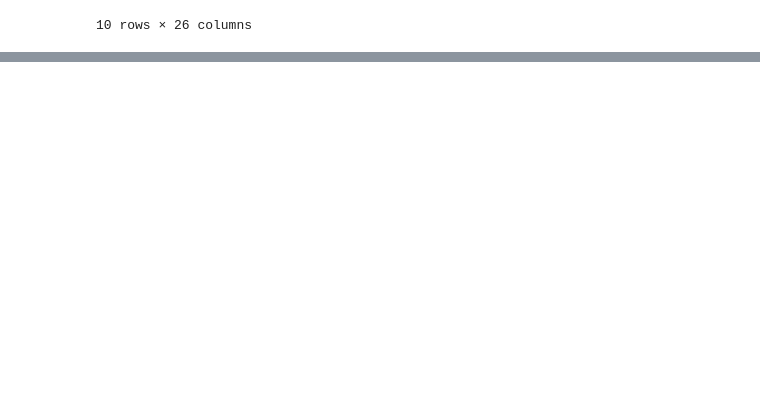
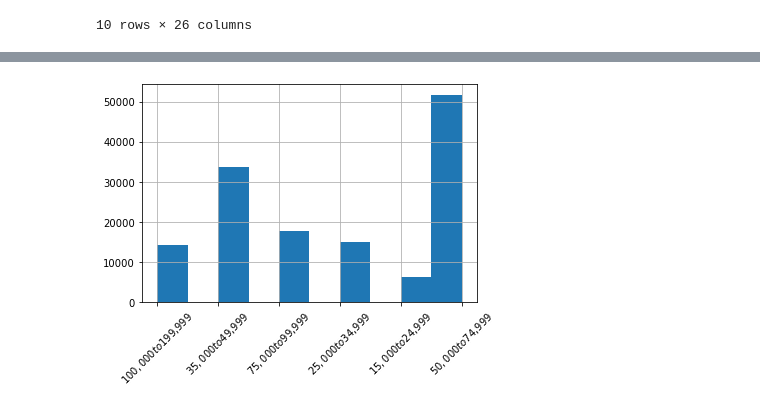
Before and after one commit to aforshee/machinelearning, a Jupyter notebook: Dev/TT/eda-tt.ipynb, the cells around one changed output, grey strips where cells are left out. Saved outputs shown, nothing was run; the diff lists cells and outputs as text; code cells hidden in the pictures; blank space fills up the shorter version.

```diff
--- a/Dev/TT/eda-tt.ipynb
+++ b/Dev/TT/eda-tt.ipynb
@@ -267,0 +356,3 @@ df.to_csv('../data.csv')
+# %%
+bins=[0.,14999.0,24999.0,34999.0,49999.0,74999.0,99999.0,199999.0,np.inf]
+print(bins)
@@ -267,0 +361,12 @@ df.to_csv('../data.csv')
+# %%
+labels=[
+    'Under $15,000',
+    '$15,000 to $24,999',
+    '$25,000 to $34,999',
+    '$35,000 to $49,999',
+    '$50,000 to $74,999',
+    '$75,000 to $99,999',
+    '$100,000 to $199,999',
+    '$200,000 or more'
+    ]
+print(labels)
@@ -267,0 +391,8 @@ df.to_csv('../data.csv')
+# %%
+levels = pd.cut(df['Median_Income'],bins=bins,labels=labels)
+
+levels.hist()
+plt.xticks(rotation=45)
+plt.show()
+# %% [output]
+[figure, added]
```
Also changed, not shown: parts of 35 cells of this notebook.
